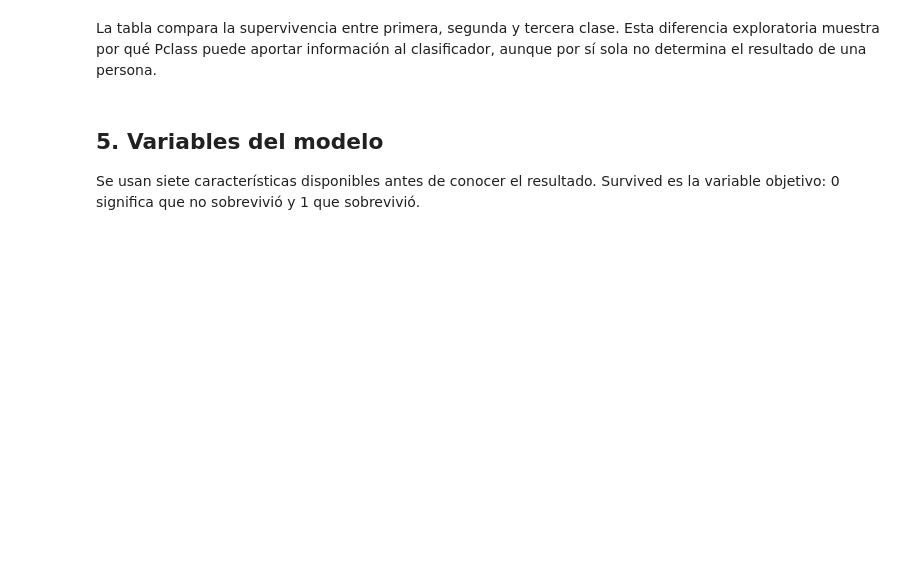
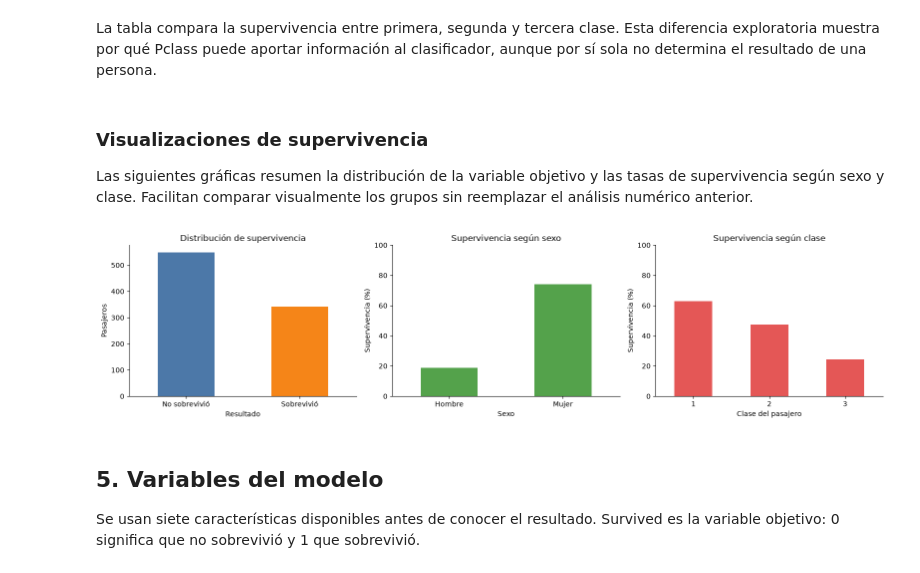
Before and after one commit to fariasdgs/ECBD_9AIDGS_PRACTICAS_230389, a Jupyter notebook: Practica10/notebooks/machine_learning_titanic.ipynb, the cells around one changed output. Cells and saved outputs as stored; diff of their text form; code cells hidden in the pictures; blank space fills up the shorter version.

```diff
--- a/Practica10/notebooks/machine_learning_titanic.ipynb
+++ b/Practica10/notebooks/machine_learning_titanic.ipynb
@@ -139,5 +204,55 @@ df.groupby("Pclass")["Survived"].agg(
 # %% [markdown]
 La tabla compara la supervivencia entre primera, segunda y tercera clase. Esta diferencia exploratoria muestra por qué Pclass puede aportar información al clasificador, aunque por sí sola no determina el resultado de una persona.
+# %% [markdown]
+### Visualizaciones de supervivencia
+
+Las siguientes gráficas resumen la distribución de la variable objetivo y las tasas de supervivencia según sexo y clase. Facilitan comparar visualmente los grupos sin reemplazar el análisis numérico anterior.
+# %%
+fig, axes = plt.subplots(1, 3, figsize=(16, 4))
+
+survival_labels = df["Survived"].map({
+    0: "No sobrevivió",
+    1: "Sobrevivió",
+})
+survival_labels.value_counts().reindex([
+    "No sobrevivió",
+    "Sobrevivió",
+]).plot(
+    kind="bar",
+    color=["#4C78A8", "#F58518"],
+    ax=axes[0],
+)
+axes[0].set_title("Distribución de supervivencia")
+axes[0].set_xlabel("Resultado")
+axes[0].set_ylabel("Pasajeros")
+
+survival_by_sex = (
+    df.assign(Sexo=df["Sex"].map({"male": "Hombre", "female": "Mujer"}))
+    .groupby("Sexo")["Survived"]
+    .mean()
+    .mul(100)
+)
+survival_by_sex.plot(kind="bar", color="#54A24B", ax=axes[1])
+axes[1].set_title("Supervivencia según sexo")
+axes[1].set_xlabel("Sexo")
+axes[1].set_ylabel("Supervivencia (%)")
+axes[1].set_ylim(0, 100)
+
+survival_by_class = df.groupby("Pclass")["Survived"].mean().mul(100)
+survival_by_class.plot(kind="bar", color="#E45756", ax=axes[2])
+axes[2].set_title("Supervivencia según clase")
+axes[2].set_xlabel("Clase del pasajero")
+axes[2].set_ylabel("Supervivencia (%)")
+axes[2].set_ylim(0, 100)
+
+for ax in axes:
+    ax.tick_params(axis="x", rotation=0)
+    ax.spines[["top", "right"]].set_visible(False)
+
+plt.tight_layout()
+plt.show()
+# %% [output]
+[figure, added]
 # %% [markdown]
 ## 5. Variables del modelo
 
```
Also changed, not shown: parts of 21 cells of this notebook, 6 other files.
